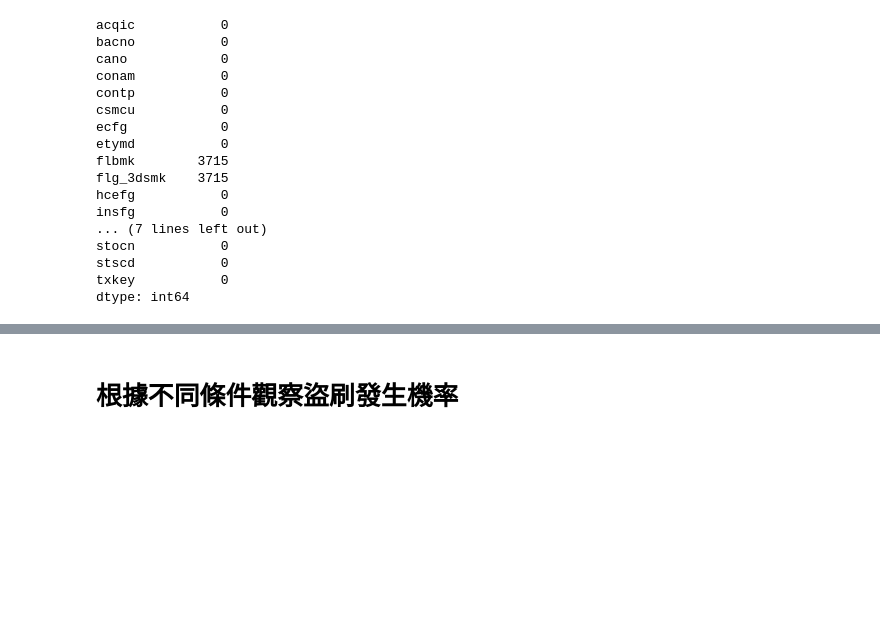
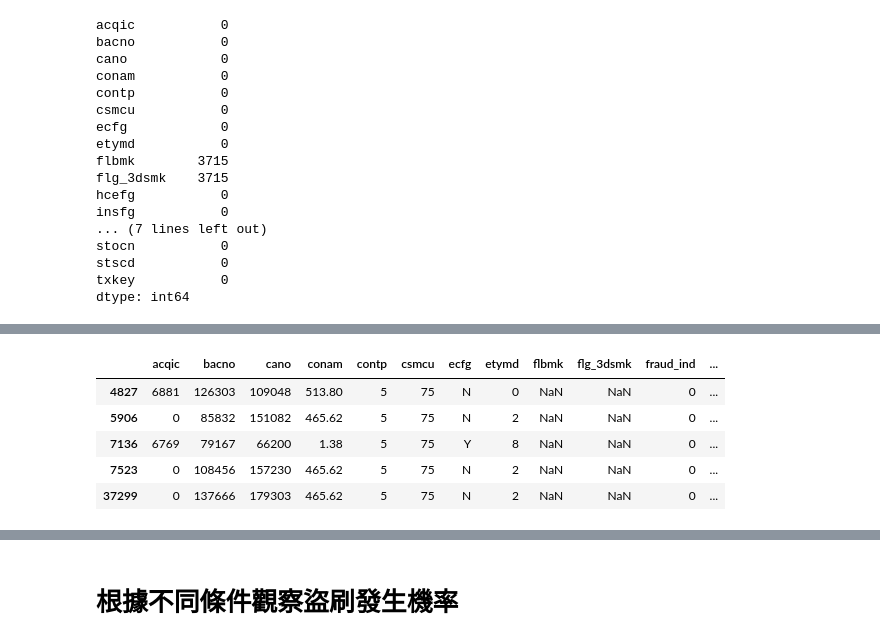
Before and after one commit to skywalker0803r/Ricky, a Jupyter notebook: 玉山AI比賽.ipynb, the cells around one changed output, grey strips where cells are left out. Saved outputs shown, nothing was run; the diff lists cells and outputs as text; code cells hidden in the pictures; blank space fills up the shorter version.

```diff
--- a/玉山AI比賽.ipynb
+++ b/玉山AI比賽.ipynb
@@ -94,0 +100,9 @@ dtype: int64
+# %%
+train[train.flbmk.isnull()].head()
+# %% [output]
+|  | acqic | bacno | cano | conam | contp | csmcu | ecfg | etymd | flbmk | flg_3dsmk | fraud_ind | ... |
+| 4827 | 6881 | 126303 | 109048 | 513.80 | 5 | 75 | N | 0 | NaN | NaN | 0 | ... |
+| 5906 | 0 | 85832 | 151082 | 465.62 | 5 | 75 | N | 2 | NaN | NaN | 0 | ... |
+| 7136 | 6769 | 79167 | 66200 | 1.38 | 5 | 75 | Y | 8 | NaN | NaN | 0 | ... |
+| 7523 | 0 | 108456 | 157230 | 465.62 | 5 | 75 | N | 2 | NaN | NaN | 0 | ... |
+| 37299 | 0 | 137666 | 179303 | 465.62 | 5 | 75 | N | 2 | NaN | NaN | 0 | ... |
```
Also changed, not shown: parts of 50 cells of this notebook.
